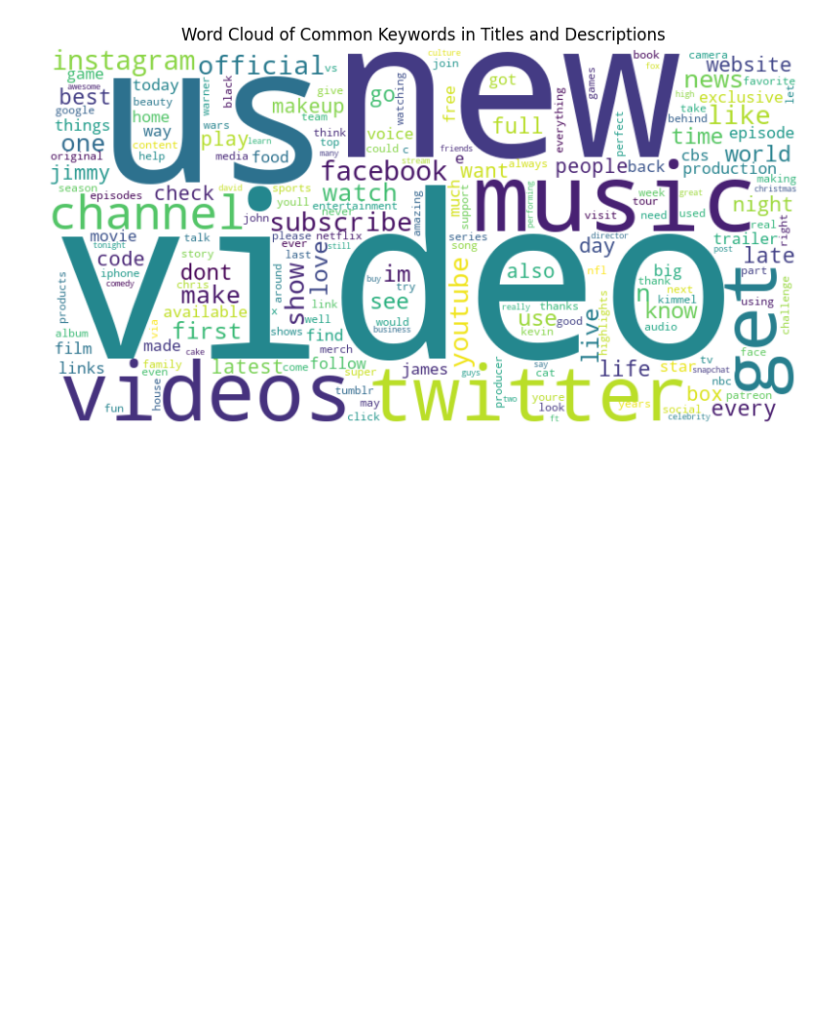
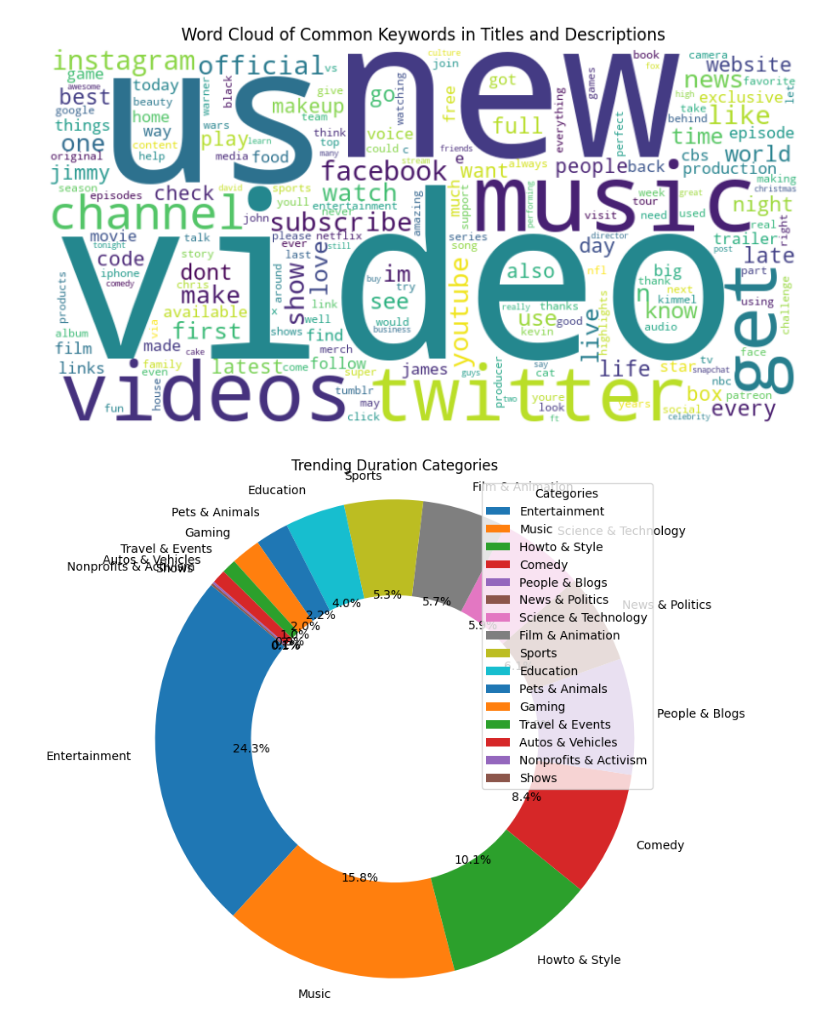
Before and after one commit to AvdylDemukajj/YoutubeTrandingVideos, a Jupyter notebook: index.ipynb, the cells around one changed output. Cells and saved outputs as stored; diff of their text form; code cells hidden in the pictures; blank space fills up the shorter version.

Commit message:
"Visualized distribution of trending durations across categories using a pie chart"

```diff
--- a/index.ipynb
+++ b/index.ipynb
@@ -305,3 +305,14 @@ plt.title('Word Cloud of Common Keywords in Titles and Descriptions')
 plt.show()
 # %% [output]
 [figure]
+# %%
+trending_duration_counts = data['category_name'].value_counts()
+
+plt.figure(figsize=(8, 8))
+plt.pie(trending_duration_counts, labels=trending_duration_counts.index, autopct='%1.1f%%', startangle=140, wedgeprops=dict(width=0.4))
+plt.axis('equal')
+plt.title('Trending Duration Categories')
+plt.legend(title='Categories', loc='upper right')
+plt.show()
+# %% [output]
+[figure, added]
```
